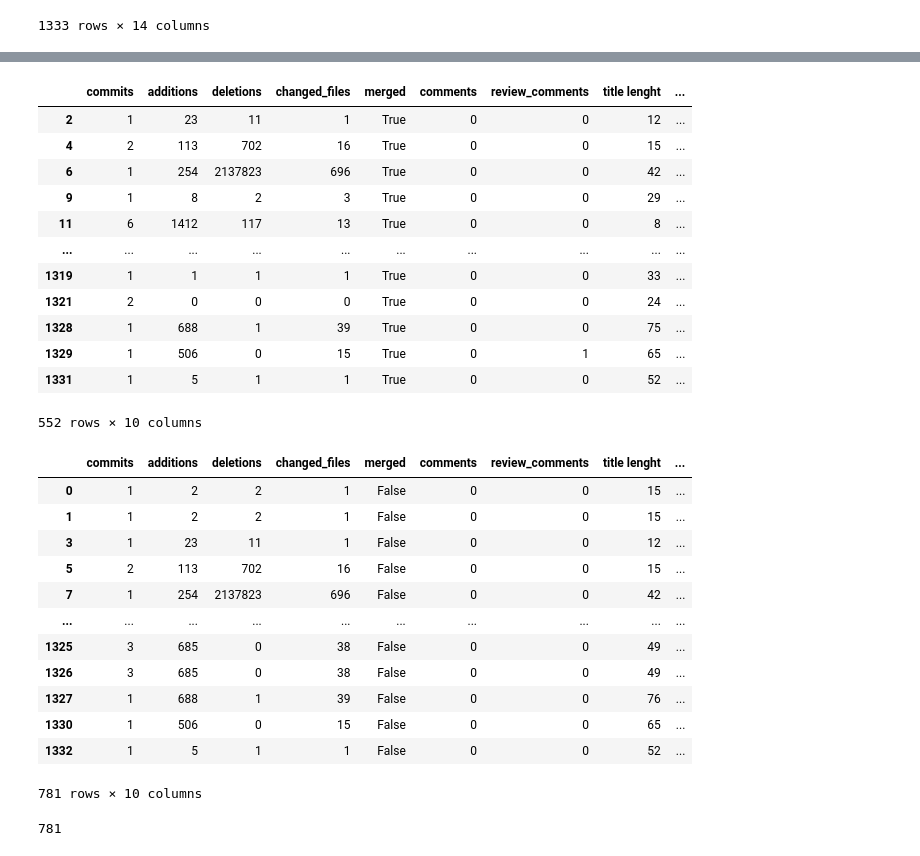
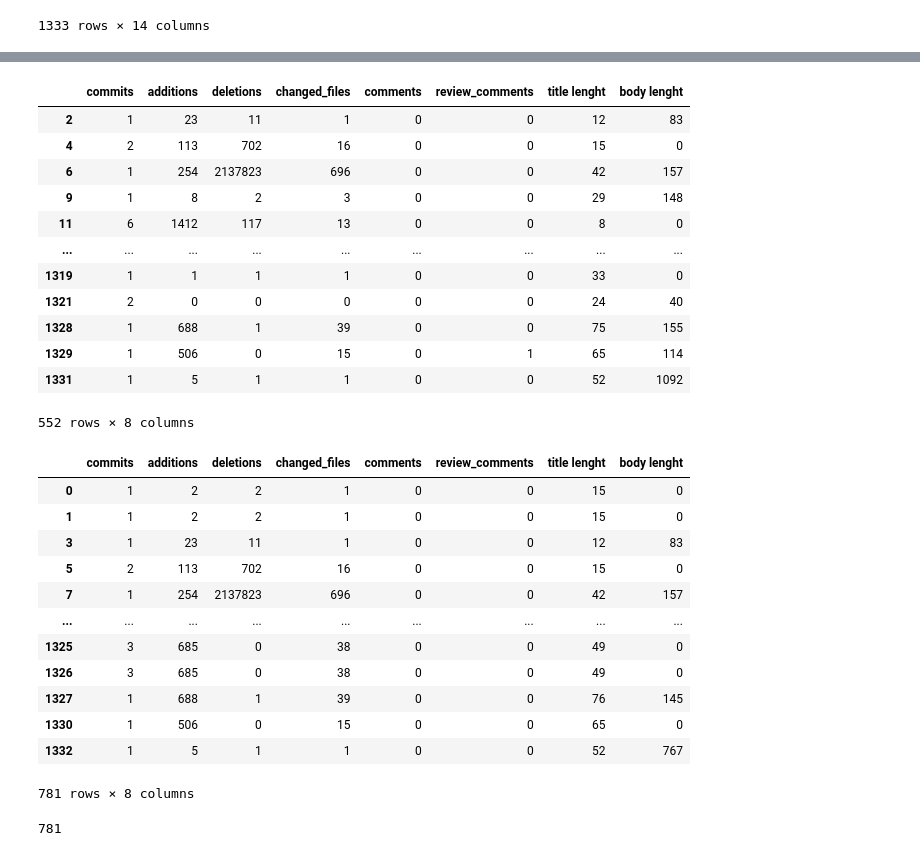
Before and after one commit to fzanart/Socialz, a Jupyter notebook: anomaly_detection.ipynb, the cells around one changed output, grey strips where cells are left out. Cells and saved outputs as stored; diff of their text form; code cells hidden in the pictures.

```diff
--- a/anomaly_detection.ipynb
+++ b/anomaly_detection.ipynb
@@ -44,7 +44,7 @@ df['comments'] = df['payload'].apply(lambda x: x.get('pull_request').get('commen
 df['review_comments'] = df['payload'].apply(lambda x: x.get('pull_request').get('review_comments'))
 df['title lenght'] = df['payload'].apply(lambda x: text_lenght(x.get('pull_request').get('title')))
 df['body lenght'] = df['payload'].apply(lambda x: text_lenght(x.get('pull_request').get('body')))
-df['total LOC'] = df['additions'] + df['deletions']
+#df['total LOC'] = df['additions'] + df['deletions']
 # %%
 df
 # %% [output]
@@ -64,39 +64,41 @@ df
 # %%
+columns = ['commits', 'additions', 'deletions','changed_files', 'comments', 'review_comments','title lenght', 'body lenght'] # 'total LOC'
+
 X_train = df[df['merged'] == True]
-X_train = X_train[['commits', 'additions', 'deletions','changed_files', 'comments', 'review_comments','title lenght', 'body lenght', 'total LOC']]
+X_train = X_train[columns]
 X_train
 # %% [output]
-|  | commits | additions | deletions | changed_files | merged | comments | review_comments | title lenght | ... |
-| 2 | 1 | 23 | 11 | 1 | True | 0 | 0 | 12 | ... |
-| 4 | 2 | 113 | 702 | 16 | True | 0 | 0 | 15 | ... |
-| 6 | 1 | 254 | 2137823 | 696 | True | 0 | 0 | 42 | ... |
-| 9 | 1 | 8 | 2 | 3 | True | 0 | 0 | 29 | ... |
-| 11 | 6 | 1412 | 117 | 13 | True | 0 | 0 | 8 | ... |
-| ... | ... | ... | ... | ... | ... | ... | ... | ... | ... |
-| 1319 | 1 | 1 | 1 | 1 | True | 0 | 0 | 33 | ... |
-| 1321 | 2 | 0 | 0 | 0 | True | 0 | 0 | 24 | ... |
-| 1328 | 1 | 688 | 1 | 39 | True | 0 | 0 | 75 | ... |
-| 1329 | 1 | 506 | 0 | 15 | True | 0 | 1 | 65 | ... |
-| 1331 | 1 | 5 | 1 | 1 | True | 0 | 0 | 52 | ... |
+|  | commits | additions | deletions | changed_files | comments | review_comments | title lenght | body lenght |
+| 2 | 1 | 23 | 11 | 1 | 0 | 0 | 12 | 83 |
+| 4 | 2 | 113 | 702 | 16 | 0 | 0 | 15 | 0 |
+| 6 | 1 | 254 | 2137823 | 696 | 0 | 0 | 42 | 157 |
+| 9 | 1 | 8 | 2 | 3 | 0 | 0 | 29 | 148 |
+| 11 | 6 | 1412 | 117 | 13 | 0 | 0 | 8 | 0 |
+| ... | ... | ... | ... | ... | ... | ... | ... | ... |
+| 1319 | 1 | 1 | 1 | 1 | 0 | 0 | 33 | 0 |
+| 1321 | 2 | 0 | 0 | 0 | 0 | 0 | 24 | 40 |
+| 1328 | 1 | 688 | 1 | 39 | 0 | 0 | 75 | 155 |
+| 1329 | 1 | 506 | 0 | 15 | 0 | 1 | 65 | 114 |
+| 1331 | 1 | 5 | 1 | 1 | 0 | 0 | 52 | 1092 |
-552 rows × 10 columns
+552 rows × 8 columns
 # %%
 X_test = df[df['merged'] == False]
-X_test = X_test[['commits', 'additions', 'deletions','changed_files', 'comments', 'review_comments','title lenght', 'body lenght', 'total LOC']]
+X_test = X_test[columns]
 X_test
 # %% [output]
-|  | commits | additions | deletions | changed_files | merged | comments | review_comments | title lenght | ... |
-| 0 | 1 | 2 | 2 | 1 | False | 0 | 0 | 15 | ... |
-| 1 | 1 | 2 | 2 | 1 | False | 0 | 0 | 15 | ... |
-| 3 | 1 | 23 | 11 | 1 | False | 0 | 0 | 12 | ... |
-| 5 | 2 | 113 | 702 | 16 | False | 0 | 0 | 15 | ... |
-| 7 | 1 | 254 | 2137823 | 696 | False | 0 | 0 | 42 | ... |
-| ... | ... | ... | ... | ... | ... | ... | ... | ... | ... |
-| 1325 | 3 | 685 | 0 | 38 | False | 0 | 0 | 49 | ... |
-| 1326 | 3 | 685 | 0 | 38 | False | 0 | 0 | 49 | ... |
-| 1327 | 1 | 688 | 1 | 39 | False | 0 | 0 | 76 | ... |
-| 1330 | 1 | 506 | 0 | 15 | False | 0 | 0 | 65 | ... |
-| 1332 | 1 | 5 | 1 | 1 | False | 0 | 0 | 52 | ... |
+|  | commits | additions | deletions | changed_files | comments | review_comments | title lenght | body lenght |
+| 0 | 1 | 2 | 2 | 1 | 0 | 0 | 15 | 0 |
+| 1 | 1 | 2 | 2 | 1 | 0 | 0 | 15 | 0 |
+| 3 | 1 | 23 | 11 | 1 | 0 | 0 | 12 | 83 |
+| 5 | 2 | 113 | 702 | 16 | 0 | 0 | 15 | 0 |
+| 7 | 1 | 254 | 2137823 | 696 | 0 | 0 | 42 | 157 |
+| ... | ... | ... | ... | ... | ... | ... | ... | ... |
+| 1325 | 3 | 685 | 0 | 38 | 0 | 0 | 49 | 0 |
+| 1326 | 3 | 685 | 0 | 38 | 0 | 0 | 49 | 0 |
+| 1327 | 1 | 688 | 1 | 39 | 0 | 0 | 76 | 145 |
+| 1330 | 1 | 506 | 0 | 15 | 0 | 0 | 65 | 0 |
+| 1332 | 1 | 5 | 1 | 1 | 0 | 0 | 52 | 767 |
-781 rows × 10 columns
+781 rows × 8 columns
 # %%
 clf = IsolationForest(max_samples='auto', n_jobs=-1, random_state=42)
 clf.fit(X_train)
```
Also changed, not shown: parts of 10 cells of this notebook.
